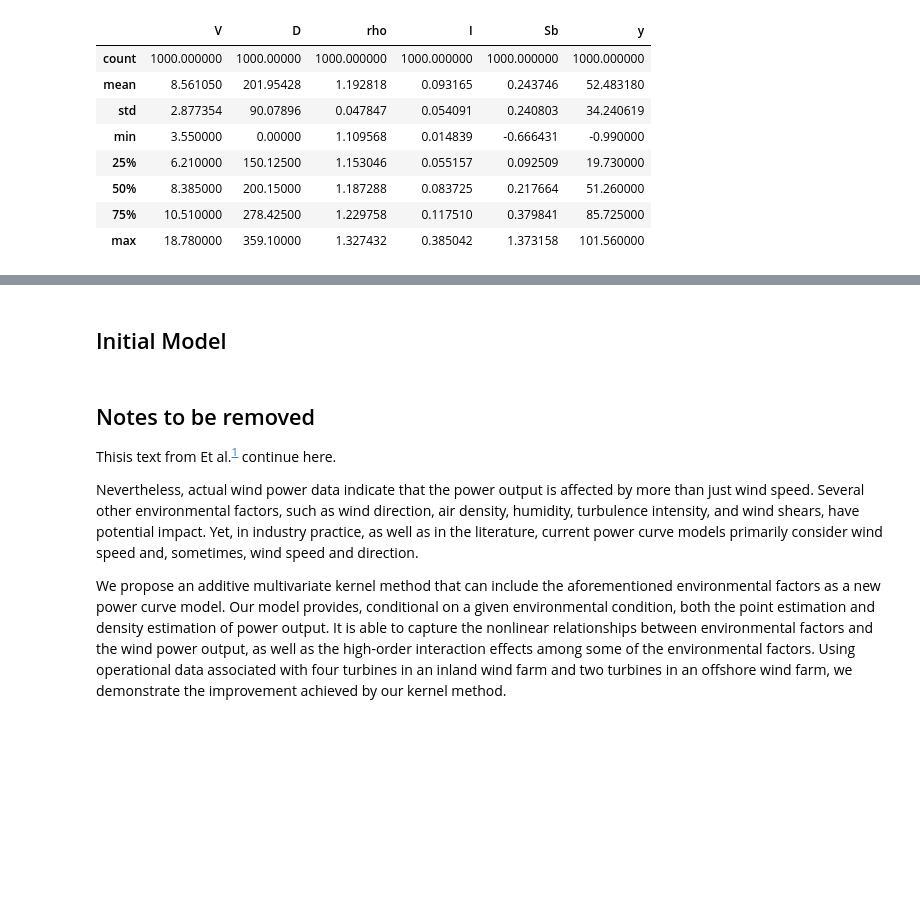
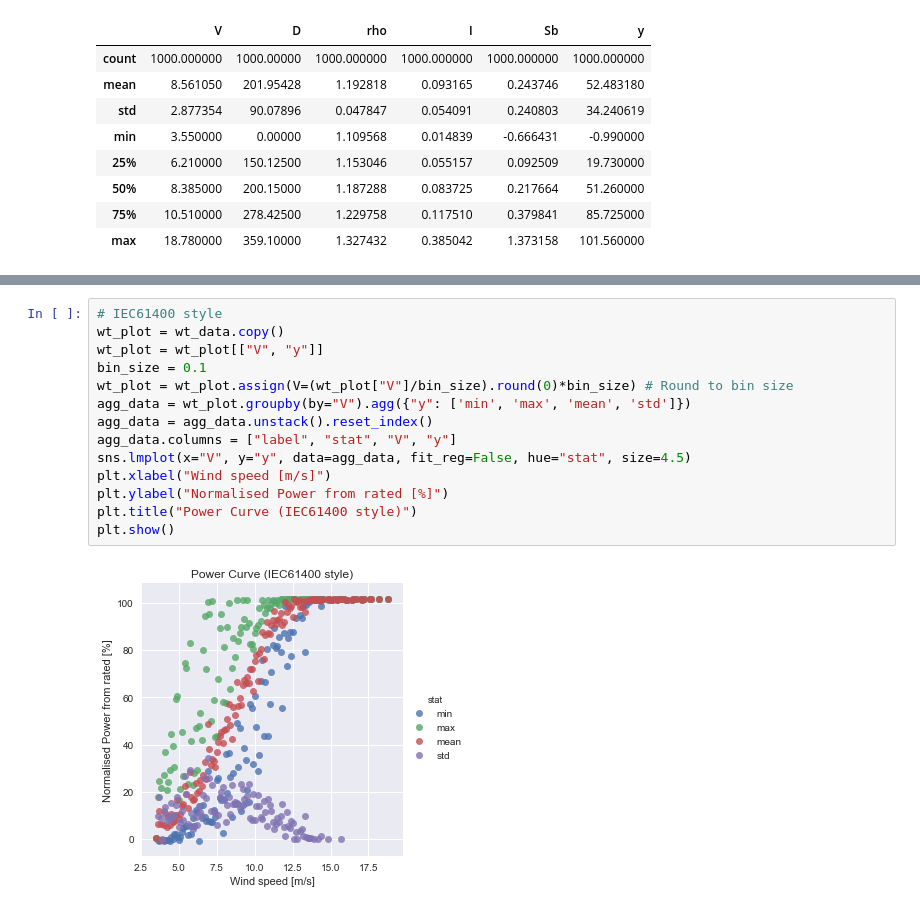
Before and after one commit to emerrf/PCEDL, a Jupyter notebook: report.ipynb, the cells around one changed output, grey strips where cells are left out. Saved outputs shown, nothing was run; the diff lists cells and outputs as text; blank space fills up the shorter version.

```diff
--- a/report.ipynb
+++ b/report.ipynb
@@ -160,15 +152,19 @@ plt.title("Power Curve")
 plt.show()
 # %% [output]
 [figure]
-# %% [markdown]
-## Initial Model
-# %% [markdown]
-## Notes to be removed
-
-Thisis text from Et al.<sup>[1](#ref1)</sup> continue here.
-
-
-Nevertheless, actual wind power data indicate that the power output is affected by more than just wind speed. Several other environmental factors, such as wind direction, air density, humidity, turbulence intensity, and wind shears, have potential impact. Yet, in industry practice, as well as in the literature, current power curve models primarily consider wind speed and, sometimes, wind speed and direction.
-
-
-We propose an additive multivariate kernel method that can include the aforementioned environmental factors as a new power curve model. Our model provides, conditional on a given environmental condition, both the point estimation and density estimation of power output. It is able to capture the nonlinear relationships between environmental factors and the wind power output, as well as the high-order interaction effects among some of the environmental factors. Using operational data associated with four turbines in an inland wind farm and two turbines in an offshore wind farm, we demonstrate the improvement achieved by our kernel method.
+# %%
+# IEC61400 style
+wt_plot = wt_data.copy()
+wt_plot = wt_plot[["V", "y"]]
+bin_size = 0.1
+wt_plot = wt_plot.assign(V=(wt_plot["V"]/bin_size).round(0)*bin_size) # Round to bin size
+agg_data = wt_plot.groupby(by="V").agg({"y": ['min', 'max', 'mean', 'std']})
+agg_data = agg_data.unstack().reset_index()
+agg_data.columns = ["label", "stat", "V", "y"]
+sns.lmplot(x="V", y="y", data=agg_data, fit_reg=False, hue="stat", size=4.5)
+plt.xlabel("Wind speed [m/s]")
+plt.ylabel("Normalised Power from rated [%]")
+plt.title("Power Curve (IEC61400 style)")
+plt.show()
+# %% [output]
+[figure, added]
```
Also changed, not shown: parts of 29 cells of this notebook, 3 other files.
